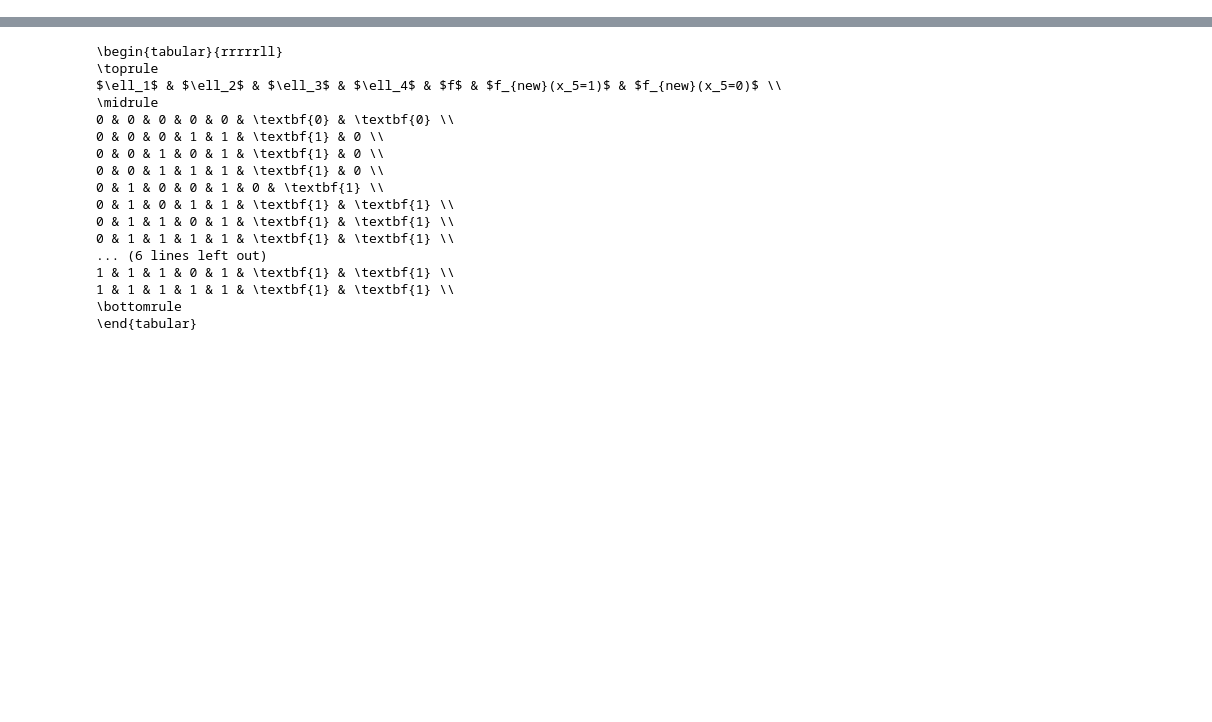
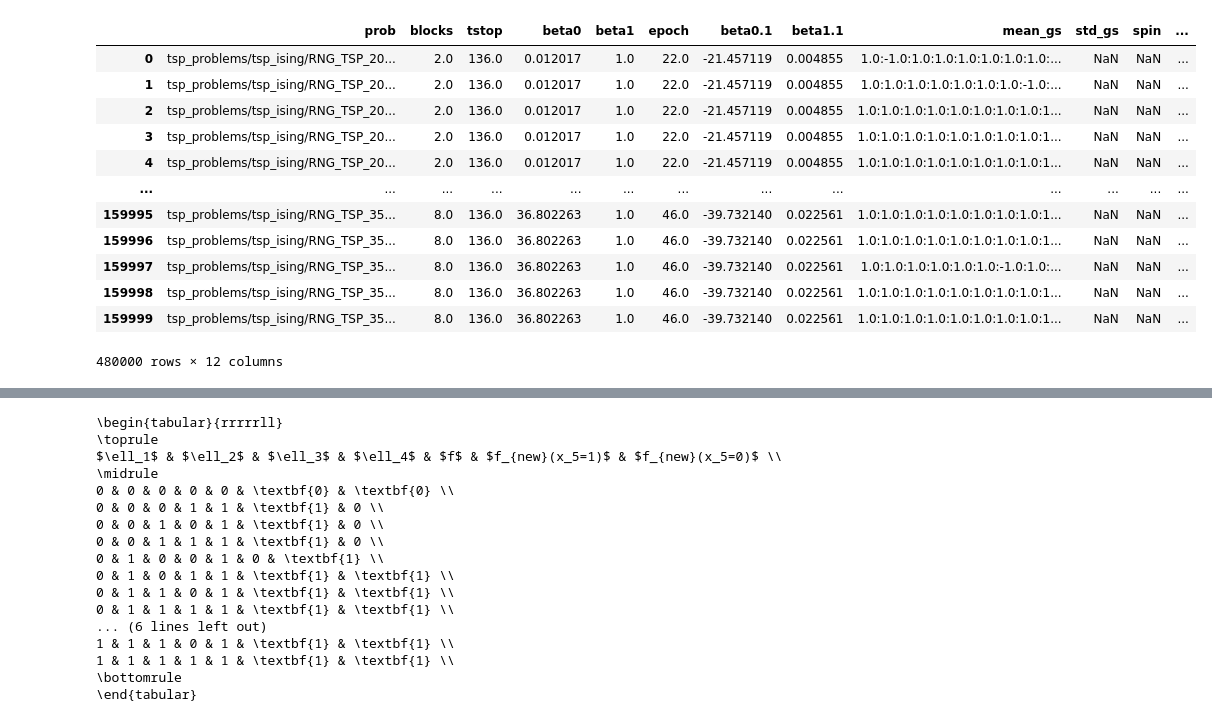
Before and after one commit to mxburns2022/Parallel-Ising-Analysis, a Jupyter notebook: truth_table.ipynb, the cells around one changed output, grey strips where cells are left out. Drawn from its saved outputs; the diff is of its cells as text; code cells hidden in the pictures; blank space fills up the shorter version.

```diff
--- a/truth_table.ipynb
+++ b/truth_table.ipynb
@@ -7 +1,26 @@ import numpy as np
+# %%
+import dwave_networkx as dnx
+import tsplib95 as tsp
+import networkx as nx
+import dimod
+import numpy as np
+from pathlib import Path
+import matplotlib.pyplot as plt
+import pandas as pd
+import os
+from tqdm import tqdm
+import re
+import seaborn as sns
+
+def row_elim(mat, blocks):
+    remmat = mat
+    for b in blocks:
+        eye = np.eye(mat.shape[0])
+        eye[b,:] = 0
+        # print(eye.shape)
+        remmat = eye @ remmat
+        remmat[:, b] *= 2
+        remmat = (remmat + remmat.T)/2
+
+    return remmat
 # %%
@@ -89,0 +64,2 @@ array([[7.93021412e-04, 1.21332276e-01, 4.04440920e-01, 5.59873117e-01,
+# %%
+df = pd.DataFrame(data, columns=['cities','blocks','eig','wholeeig'])
@@ -89,0 +73,9 @@ array([[7.93021412e-04, 1.21332276e-01, 4.04440920e-01, 5.59873117e-01,
+# %%
+df['spins'] = df['cities']**2
+agg_df = df.groupby(['cities', 'spins', 'blocks']).agg(['mean', 'std'])
+agg_df['LExt'] = "$"+sigfigs(agg_df[('eig', 'mean')], 3).astype(str) +"\pm" + sigfigs(agg_df[('eig', 'std')], 2).astype(str) +"$"
+
+agg_df['L'] = "$"+sigfigs(agg_df[('wholeeig', 'mean')], 3).astype(str) +"\pm" + sigfigs(agg_df[('wholeeig', 'std')], 2).astype(str) +"$"
+agg_df = agg_df.reset_index()
+agg_df = agg_df.groupby(['cities', 'spins', 'blocks']).max()
+print(agg_df[['LExt']].to_latex(escape=False))
@@ -89,0 +167,7 @@ array([[7.93021412e-04, 1.21332276e-01, 4.04440920e-01, 5.59873117e-01,
+# %%
+df['spins'] = df['cities']**2
+agg_df = df.groupby(['cities', 'spins', 'blocks']).agg(['mean', 'std'])
+agg_df['LExt'] = "$"+sigfigs(agg_df[('eig', 'mean')], 3).astype(str) +"\pm" + sigfigs(agg_df[('eig', 'std')], 2).astype(str) +"$"
+
+agg_df['L'] = "$"+sigfigs(agg_df[('wholeeig', 'mean')], 3).astype(str) +"\pm" + sigfigs(agg_df[('wholeeig', 'std')], 2).astype(str) +"$"
+print(agg_df[['L', 'LExt']].to_latex(escape=False))
@@ -89,0 +215,16 @@ array([[7.93021412e-04, 1.21332276e-01, 4.04440920e-01, 5.59873117e-01,
+# %%
+df
+# %% [output]
+|  | prob | blocks | tstop | beta0 | beta1 | epoch | beta0.1 | beta1.1 | mean_gs | std_gs | spin | ... |
+| 0 | tsp_problems/tsp_ising/RNG_TSP_20... | 2.0 | 136.0 | 0.012017 | 1.0 | 22.0 | -21.457119 | 0.004855 | 1.0:-1.0:1.0:1.0:1.0:1.0:1.0:1.0:... | NaN | NaN | ... |
+| 1 | tsp_problems/tsp_ising/RNG_TSP_20... | 2.0 | 136.0 | 0.012017 | 1.0 | 22.0 | -21.457119 | 0.004855 | 1.0:1.0:1.0:1.0:1.0:1.0:1.0:-1.0:... | NaN | NaN | ... |
+| 2 | tsp_problems/tsp_ising/RNG_TSP_20... | 2.0 | 136.0 | 0.012017 | 1.0 | 22.0 | -21.457119 | 0.004855 | 1.0:1.0:1.0:1.0:1.0:1.0:1.0:1.0:1... | NaN | NaN | ... |
+| 3 | tsp_problems/tsp_ising/RNG_TSP_20... | 2.0 | 136.0 | 0.012017 | 1.0 | 22.0 | -21.457119 | 0.004855 | 1.0:1.0:1.0:1.0:1.0:1.0:1.0:1.0:1... | NaN | NaN | ... |
+| 4 | tsp_problems/tsp_ising/RNG_TSP_20... | 2.0 | 136.0 | 0.012017 | 1.0 | 22.0 | -21.457119 | 0.004855 | 1.0:1.0:1.0:1.0:1.0:1.0:1.0:1.0:1... | NaN | NaN | ... |
+| ... | ... | ... | ... | ... | ... | ... | ... | ... | ... | ... | ... | ... |
+| 159995 | tsp_problems/tsp_ising/RNG_TSP_35... | 8.0 | 136.0 | 36.802263 | 1.0 | 46.0 | -39.732140 | 0.022561 | 1.0:1.0:1.0:1.0:1.0:1.0:1.0:1.0:1... | NaN | NaN | ... |
+| 159996 | tsp_problems/tsp_ising/RNG_TSP_35... | 8.0 | 136.0 | 36.802263 | 1.0 | 46.0 | -39.732140 | 0.022561 | 1.0:1.0:1.0:1.0:1.0:1.0:1.0:1.0:1... | NaN | NaN | ... |
+| 159997 | tsp_problems/tsp_ising/RNG_TSP_35... | 8.0 | 136.0 | 36.802263 | 1.0 | 46.0 | -39.732140 | 0.022561 | 1.0:1.0:1.0:1.0:1.0:1.0:-1.0:1.0:... | NaN | NaN | ... |
+| 159998 | tsp_problems/tsp_ising/RNG_TSP_35... | 8.0 | 136.0 | 36.802263 | 1.0 | 46.0 | -39.732140 | 0.022561 | 1.0:1.0:1.0:1.0:1.0:1.0:1.0:1.0:1... | NaN | NaN | ... |
+| 159999 | tsp_problems/tsp_ising/RNG_TSP_35... | 8.0 | 136.0 | 36.802263 | 1.0 | 46.0 | -39.732140 | 0.022561 | 1.0:1.0:1.0:1.0:1.0:1.0:1.0:1.0:1... | NaN | NaN | ... |
+480000 rows × 12 columns
```
Also changed, not shown: parts of 33 cells of this notebook, 13 other files.
